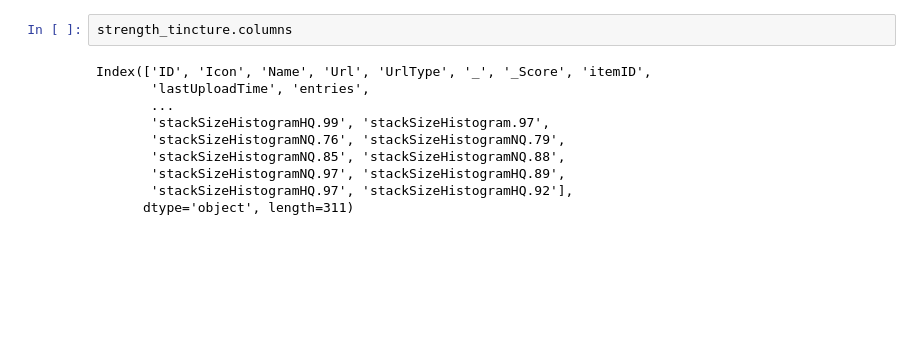
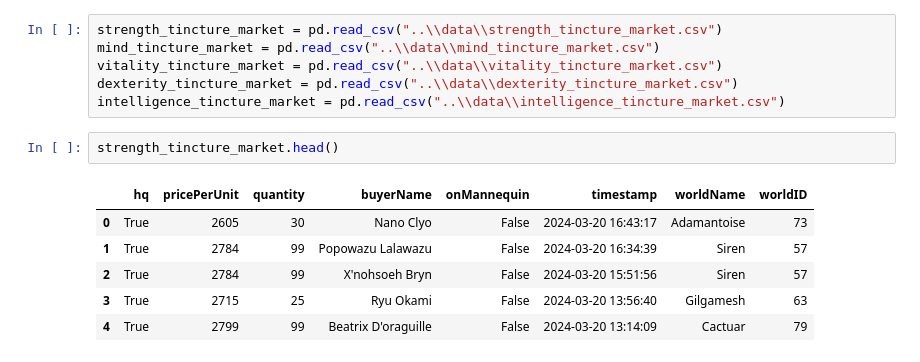
Before and after one commit to Hounder23/LHL-CAPSTONE, a Jupyter notebook: IPYNB NoteBooks/EDA.ipynb, the cells around one changed output. Drawn from its saved outputs; the diff is of its cells as text; blank space fills up the shorter version.

```diff
--- a/IPYNB NoteBooks/EDA.ipynb
+++ b/IPYNB NoteBooks/EDA.ipynb
@@ -101,12 +12,15 @@ strength_tincture
-# %%
-strength_tincture.columns
-# %% [output]
-Index(['ID', 'Icon', 'Name', 'Url', 'UrlType', '_', '_Score', 'itemID',
-       'lastUploadTime', 'entries',
-       ...
-       'stackSizeHistogramHQ.99', 'stackSizeHistogram.97',
-       'stackSizeHistogramNQ.76', 'stackSizeHistogramNQ.79',
-       'stackSizeHistogramNQ.85', 'stackSizeHistogramNQ.88',
-       'stackSizeHistogramNQ.97', 'stackSizeHistogramHQ.89',
-       'stackSizeHistogramHQ.97', 'stackSizeHistogramHQ.92'],
-      dtype='object', length=311)
+# %%
+strength_tincture_market = pd.read_csv("..\\data\\strength_tincture_market.csv")
+mind_tincture_market = pd.read_csv("..\\data\\mind_tincture_market.csv")
+vitality_tincture_market = pd.read_csv("..\\data\\vitality_tincture_market.csv")
+dexterity_tincture_market = pd.read_csv("..\\data\\dexterity_tincture_market.csv")
+intelligence_tincture_market = pd.read_csv("..\\data\\intelligence_tincture_market.csv")
+# %%
+strength_tincture_market.head()
+# %% [output]
+|  | hq | pricePerUnit | quantity | buyerName | onMannequin | timestamp | worldName | worldID |
+| 0 | True | 2605 | 30 | Nano Clyo | False | 2024-03-20 16:43:17 | Adamantoise | 73 |
+| 1 | True | 2784 | 99 | Popowazu Lalawazu | False | 2024-03-20 16:34:39 | Siren | 57 |
+| 2 | True | 2784 | 99 | X'nohsoeh Bryn | False | 2024-03-20 15:51:56 | Siren | 57 |
+| 3 | True | 2715 | 25 | Ryu Okami | False | 2024-03-20 13:56:40 | Gilgamesh | 63 |
+| 4 | True | 2799 | 99 | Beatrix D'oraguille | False | 2024-03-20 13:14:09 | Cactuar | 79 |
```
Also changed, not shown: parts of 16 cells of this notebook, 6 other files.
